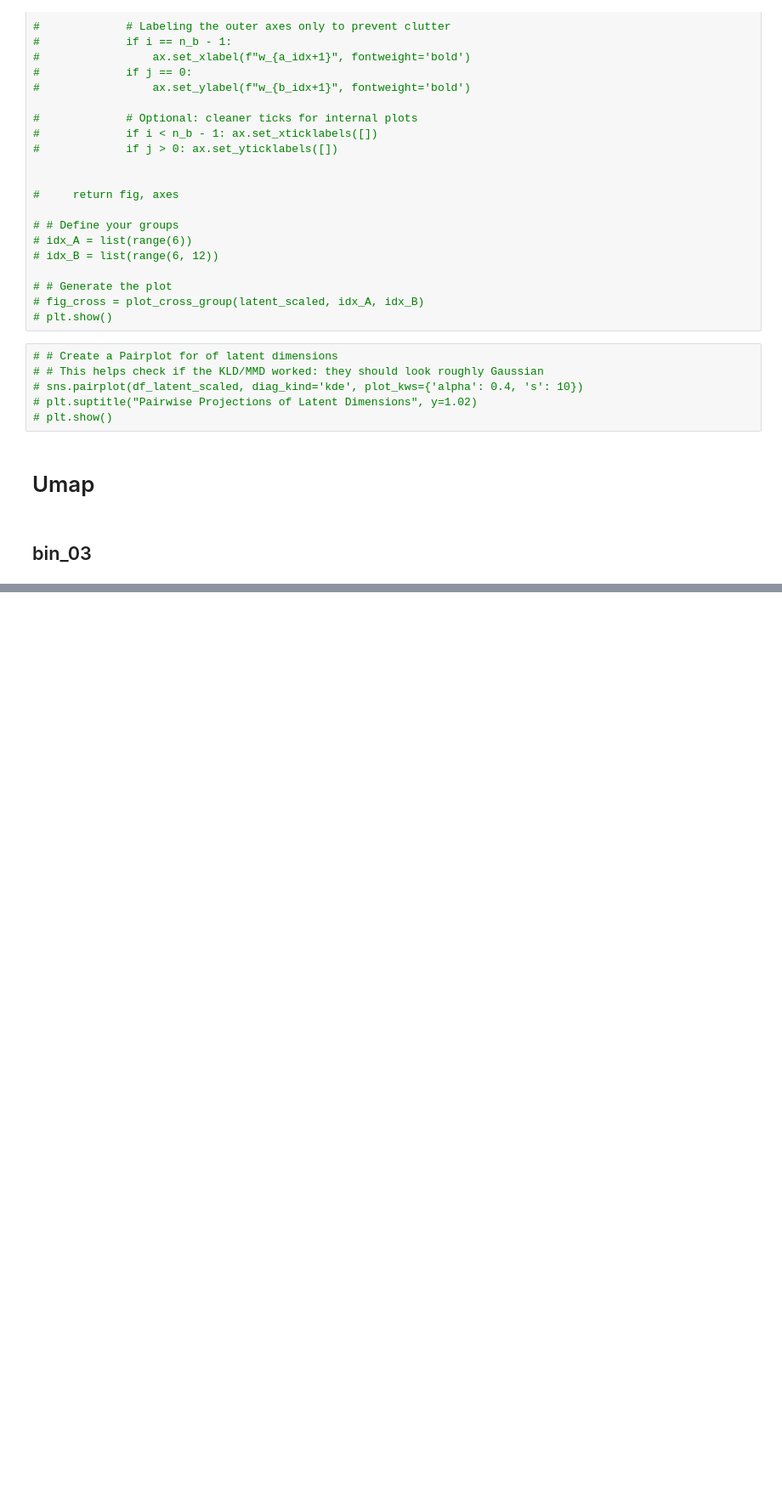
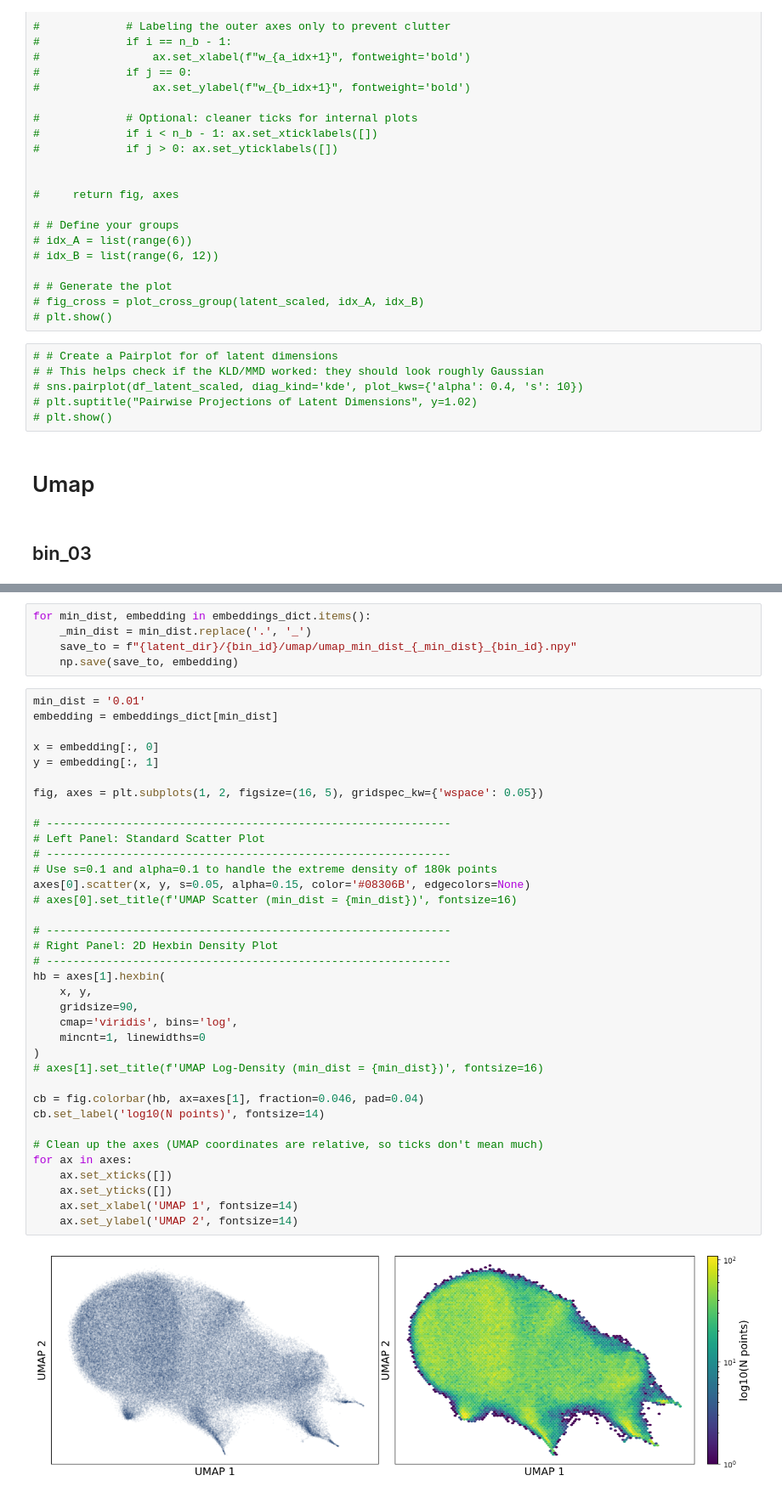
Before and after one commit to ed-ortizm/autoencoders, a Jupyter notebook: thesis/03_explore_latent_space.ipynb, the cells around one changed output, grey strips where cells are left out. Shown at 85% size. Drawn from its saved outputs; the diff is of its cells as text; blank space fills up the shorter version.

```diff
--- a/thesis/03_explore_latent_space.ipynb
+++ b/thesis/03_explore_latent_space.ipynb
@@ -510,0 +247,43 @@ fig.savefig(
+# %%
+for min_dist, embedding in embeddings_dict.items():
+    _min_dist = min_dist.replace('.', '_')
+    save_to = f"{latent_dir}/{bin_id}/umap/umap_min_dist_{_min_dist}_{bin_id}.npy"
+    np.save(save_to, embedding)
+# %%
+min_dist = '0.01'
+embedding = embeddings_dict[min_dist]
+
+x = embedding[:, 0]
+y = embedding[:, 1]
+
+fig, axes = plt.subplots(1, 2, figsize=(16, 5), gridspec_kw={'wspace': 0.05})
+
+# -------------------------------------------------------------
+# Left Panel: Standard Scatter Plot
+# -------------------------------------------------------------
+# Use s=0.1 and alpha=0.1 to handle the extreme density of 180k points
+axes[0].scatter(x, y, s=0.05, alpha=0.15, color='#08306B', edgecolors=None)
+# axes[0].set_title(f'UMAP Scatter (min_dist = {min_dist})', fontsize=16)
+
+# -------------------------------------------------------------
+# Right Panel: 2D Hexbin Density Plot
+# -------------------------------------------------------------
+hb = axes[1].hexbin(
+    x, y,
+    gridsize=90,
+    cmap='viridis', bins='log',
+    mincnt=1, linewidths=0
+)
+# axes[1].set_title(f'UMAP Log-Density (min_dist = {min_dist})', fontsize=16)
+
+cb = fig.colorbar(hb, ax=axes[1], fraction=0.046, pad=0.04)
+cb.set_label('log10(N points)', fontsize=14)
+
+# Clean up the axes (UMAP coordinates are relative, so ticks don't mean much)
+for ax in axes:
+    ax.set_xticks([])
+    ax.set_yticks([])
+    ax.set_xlabel('UMAP 1', fontsize=14)
+    ax.set_ylabel('UMAP 2', fontsize=14)
+# %% [output]
+[figure, added]
```
Also changed, not shown: parts of 13 cells of this notebook.
